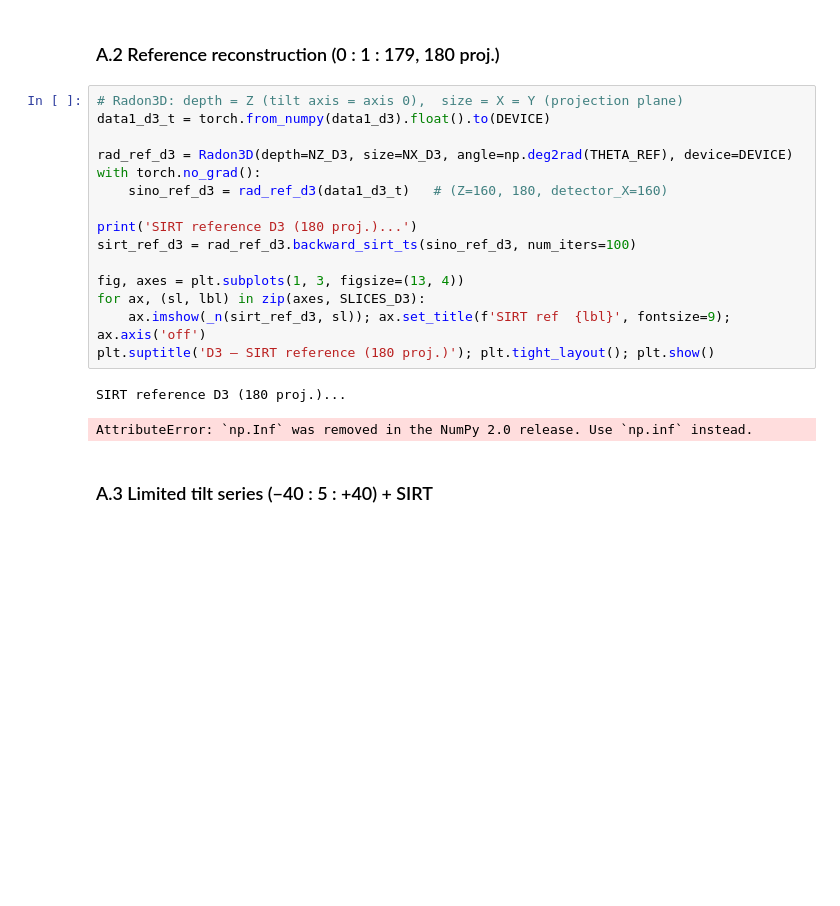
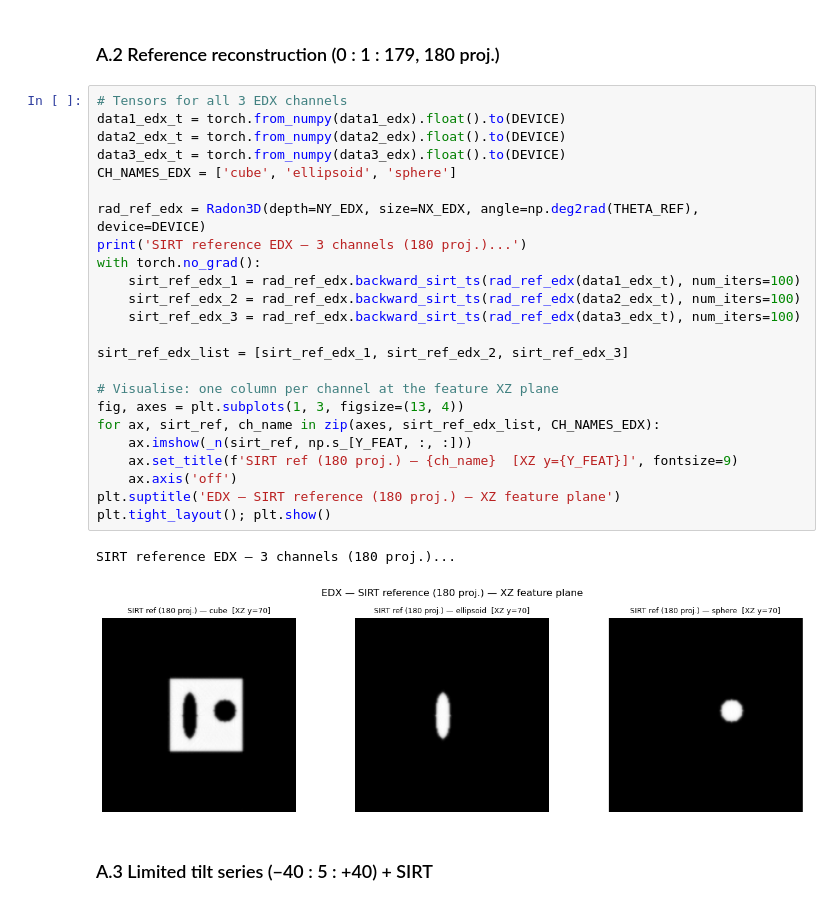
Before and after one commit to CEA-MetroCarac/DL_etomo, a Jupyter notebook: Notebooks/Simulated/simu_dipm_reconstruction.ipynb, the cells around one changed output. Cells and saved outputs as stored; diff of their text form; blank space fills up the shorter version.

```diff
--- a/Notebooks/Simulated/simu_dipm_reconstruction.ipynb
+++ b/Notebooks/Simulated/simu_dipm_reconstruction.ipynb
@@ -136,23 +265,32 @@ plt.tight_layout(); plt.show()
 # %% [markdown]
 ### A.2  Reference reconstruction  (0 : 1 : 179, 180 proj.)
 # %%
-# Radon3D: depth = Z (tilt axis = axis 0),  size = X = Y (projection plane)
-data1_d3_t = torch.from_numpy(data1_d3).float().to(DEVICE)
+# Tensors for all 3 EDX channels
+data1_edx_t = torch.from_numpy(data1_edx).float().to(DEVICE)
+data2_edx_t = torch.from_numpy(data2_edx).float().to(DEVICE)
+data3_edx_t = torch.from_numpy(data3_edx).float().to(DEVICE)
+CH_NAMES_EDX = ['cube', 'ellipsoid', 'sphere']
 
-rad_ref_d3 = Radon3D(depth=NZ_D3, size=NX_D3, angle=np.deg2rad(THETA_REF), device=DEVICE)
+rad_ref_edx = Radon3D(depth=NY_EDX, size=NX_EDX, angle=np.deg2rad(THETA_REF), device=DEVICE)
+print('SIRT reference EDX — 3 channels (180 proj.)...')
 with torch.no_grad():
-    sino_ref_d3 = rad_ref_d3(data1_d3_t)   # (Z=160, 180, detector_X=160)
+    sirt_ref_edx_1 = rad_ref_edx.backward_sirt_ts(rad_ref_edx(data1_edx_t), num_iters=100)
+    sirt_ref_edx_2 = rad_ref_edx.backward_sirt_ts(rad_ref_edx(data2_edx_t), num_iters=100)
+    sirt_ref_edx_3 = rad_ref_edx.backward_sirt_ts(rad_ref_edx(data3_edx_t), num_iters=100)
 
-print('SIRT reference D3 (180 proj.)...')
-sirt_ref_d3 = rad_ref_d3.backward_sirt_ts(sino_ref_d3, num_iters=100)
+sirt_ref_edx_list = [sirt_ref_edx_1, sirt_ref_edx_2, sirt_ref_edx_3]
 
+# Visualise: one column per channel at the feature XZ plane
 fig, axes = plt.subplots(1, 3, figsize=(13, 4))
-for ax, (sl, lbl) in zip(axes, SLICES_D3):
-    ax.imshow(_n(sirt_ref_d3, sl)); ax.set_title(f'SIRT ref  {lbl}', fontsize=9); ax.axis('off')
-plt.suptitle('D3 — SIRT reference (180 proj.)'); plt.tight_layout(); plt.show()
+for ax, sirt_ref, ch_name in zip(axes, sirt_ref_edx_list, CH_NAMES_EDX):
+    ax.imshow(_n(sirt_ref, np.s_[Y_FEAT, :, :]))
+    ax.set_title(f'SIRT ref (180 proj.) — {ch_name}  [XZ y={Y_FEAT}]', fontsize=9)
+    ax.axis('off')
+plt.suptitle('EDX — SIRT reference (180 proj.) — XZ feature plane')
+plt.tight_layout(); plt.show()
 # %% [output]
-SIRT reference D3 (180 proj.)...
+SIRT reference EDX — 3 channels (180 proj.)...
-AttributeError: `np.Inf` was removed in the NumPy 2.0 release. Use `np.inf` instead.
+[figure, added]
 # %% [markdown]
 ### A.3  Limited tilt series  (−40 : 5 : +40)  +  SIRT
 # %%
```
Also changed, not shown: parts of 19 cells of this notebook, 1 other file.
